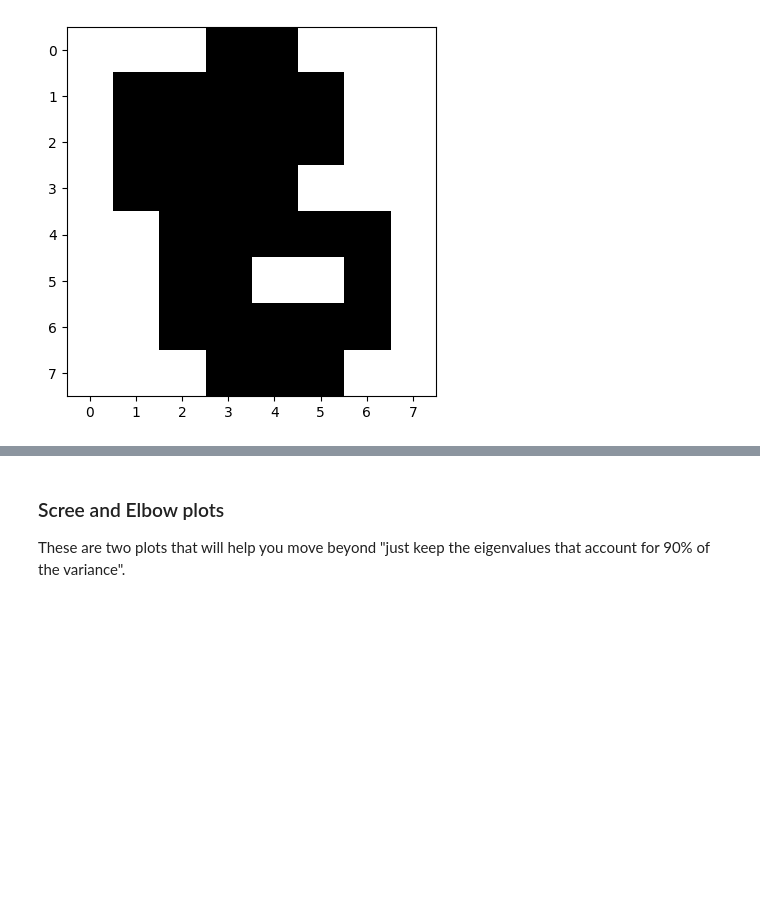
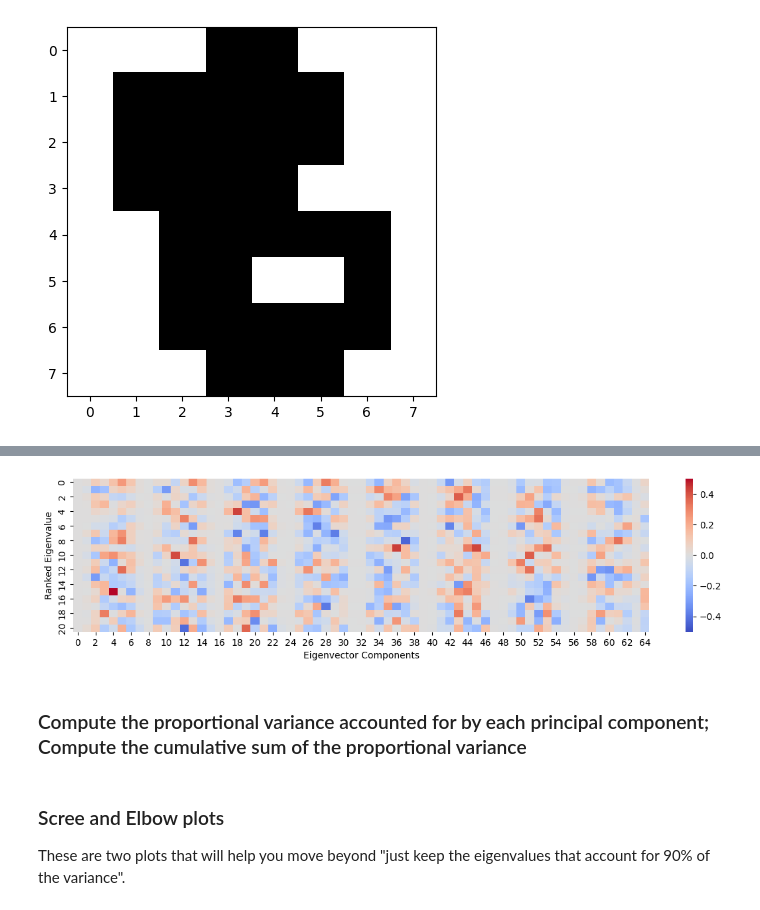
Before and after one commit to ajstent/CS252S22, a Jupyter notebook: Day19.ipynb, the cells around one changed output, grey strips where cells are left out. Drawn from its saved outputs; the diff is of its cells as text; code cells hidden in the pictures; blank space fills up the shorter version.

```diff
--- a/Day19.ipynb
+++ b/Day19.ipynb
@@ -112,9 +95,7 @@ plt.show()
 # %%
-# What are the second and third steps in fitting a PCA?
+evals, evectors = np.linalg.eig(covariance_matrix)
 
-def getSortedEigens(data):
-    evals, evectors = np.linalg.eig(data)
-    order = np.argsort(evals)[::-1]
-    eigenvalsSorted = evals[order]
-    eigenvecsSorted = evectors[:, order]
-    return eigenvalsSorted, eigenvecsSorted
+order = np.argsort(evals)[::-1]
+
+eigenvals_sorted = evals[order]
+eigenvecs_sorted = evectors[:, order]
@@ -126,11 +102,15 @@ print(uf.getShapeType(eigenvecs))
 # %%
 # We can visualize the eigenvectors, sorted by eigenvalue rank, and visually identify which eigenvector components dominate in each eigenvalue. This is essentially a visualization of what information the principal component analysis has judged most important.
 fig = plt.figure(figsize=(14,3))
-sns.heatmap(pd.DataFrame(eigenvecs[:, 0:21].T),
+sns.heatmap(pd.DataFrame(eigenvecs_sorted[:, 0:21].T),
             annot=False, cmap='coolwarm',
            vmin=-0.5,vmax=0.5)
 
 plt.ylabel("Ranked Eigenvalue")
 plt.xlabel("Eigenvector Components")
 plt.show()
+# %% [output]
+[figure, added]
+# %% [markdown]
+### Compute the proportional variance accounted for by each principal component; Compute the cumulative sum of the proportional variance
 # %%
```
Also changed, not shown: parts of 33 cells of this notebook, 2 other files.
